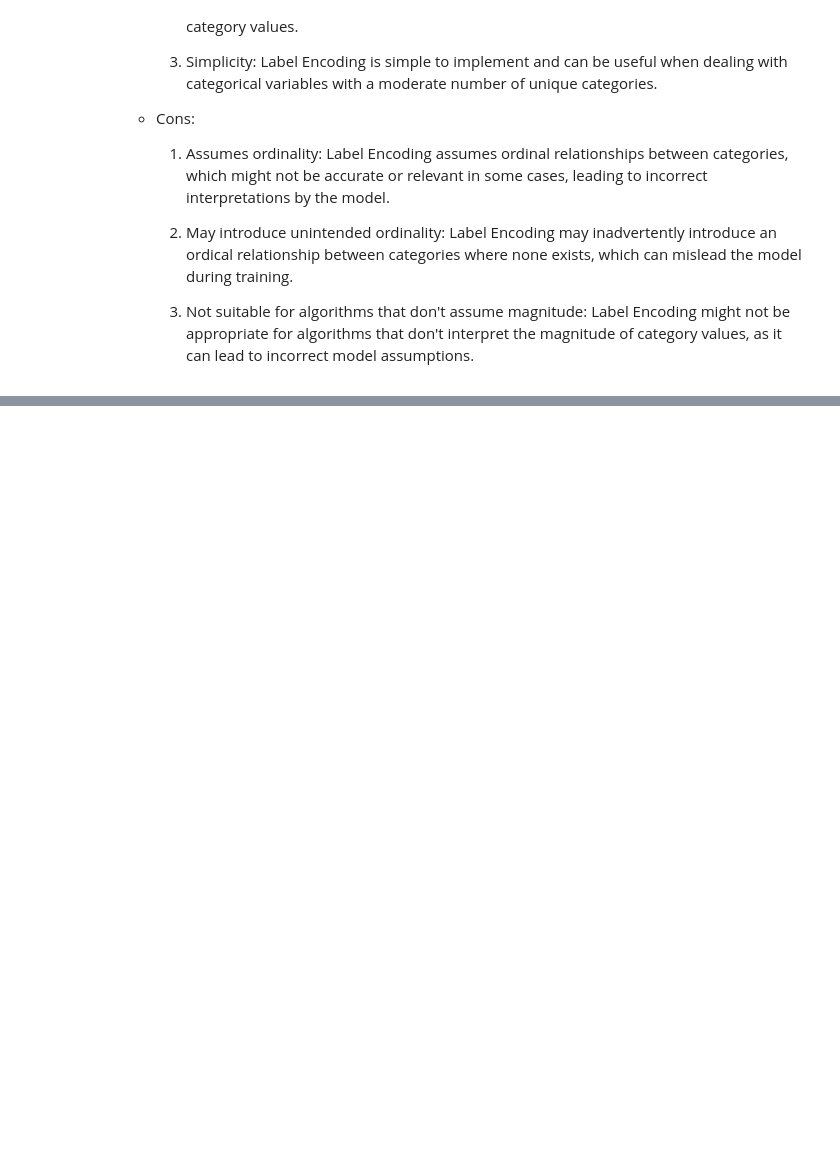
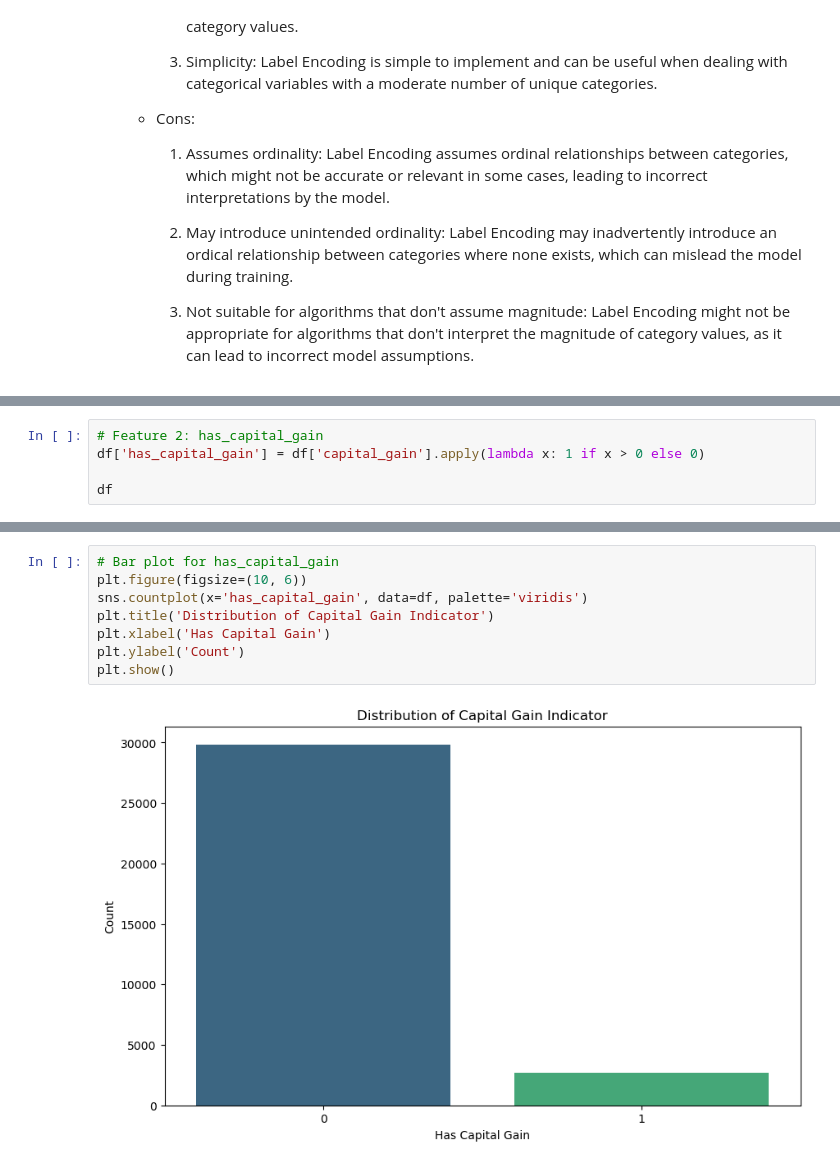
Before and after one commit to Priyanshu501/Assignments, a Jupyter notebook: EDA2/EDA2.ipynb, the cells around one changed output, grey strips where cells are left out. Cells and saved outputs as stored; diff of their text form; blank space fills up the shorter version.

```diff
--- a/EDA2/EDA2.ipynb
+++ b/EDA2/EDA2.ipynb
@@ -279,0 +314,5 @@ display(df)
+# %%
+# Feature 2: has_capital_gain
+df['has_capital_gain'] = df['capital_gain'].apply(lambda x: 1 if x > 0 else 0)
+
+df
@@ -279,0 +333,10 @@ display(df)
+# %%
+# Bar plot for has_capital_gain
+plt.figure(figsize=(10, 6))
+sns.countplot(x='has_capital_gain', data=df, palette='viridis')
+plt.title('Distribution of Capital Gain Indicator')
+plt.xlabel('Has Capital Gain')
+plt.ylabel('Count')
+plt.show()
+# %% [output]
+[figure, added]
```
Also changed, not shown: parts of 3 cells of this notebook.
